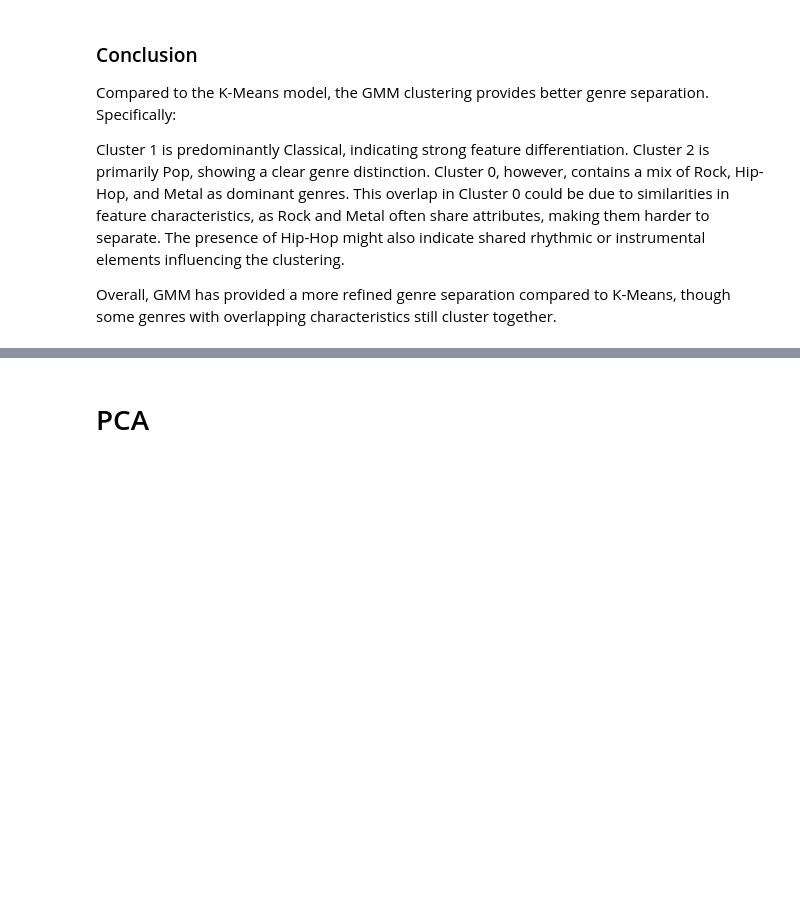
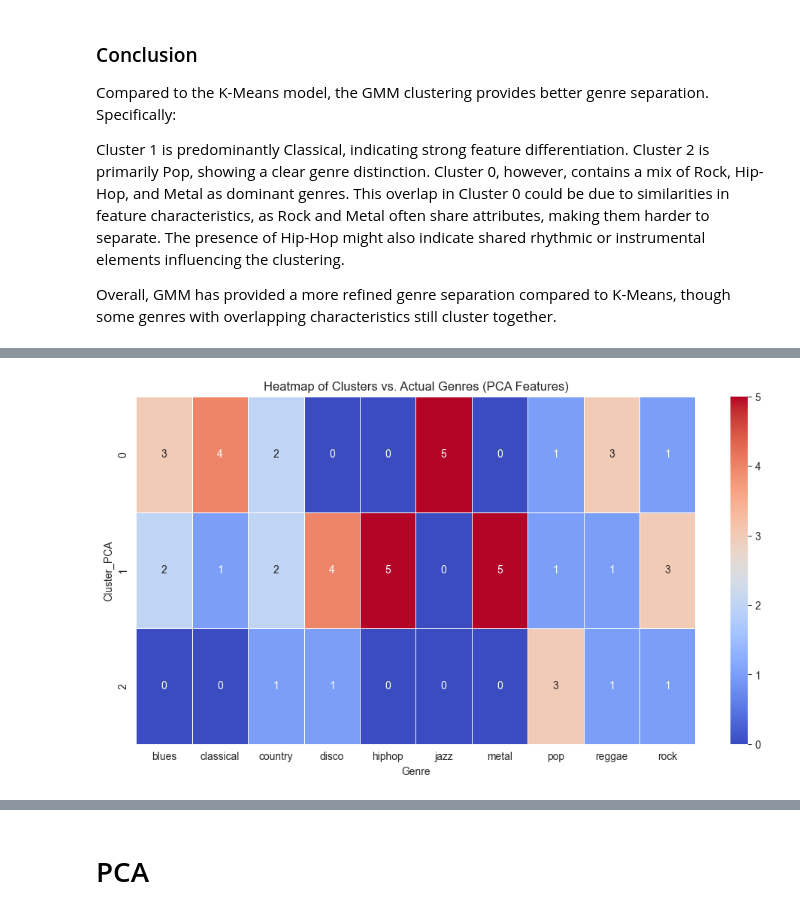
Before and after one commit to Akshay22087249/TurboAdventure, a Jupyter notebook: Main.ipynb, the cells around one changed output, grey strips where cells are left out. Saved outputs shown, nothing was run; the diff lists cells and outputs as text; code cells hidden in the pictures; blank space fills up the shorter version.

```diff
--- a/Main.ipynb
+++ b/Main.ipynb
@@ -1218,0 +1370,17 @@ Overall, GMM has provided a more refined genre separation compared to K-Means, t
+# %%
+# ChatGPT, 2025, Prompt 2: "crosstab?"
+# ChatGPT, 2025, Prompt 3: "how to turn crosstab into heatmap?"
+# Link : https://chatgpt.com/share/67cd9aa4-bd34-8001-b249-25baebc42f69
+
+# Create a crosstab for cluster-genre distribution
+crosstab_pca = pd.crosstab(labeled_pca_df["Cluster_PCA"], labeled_pca_df["genre"])
+
+# Plot heatmap
+plt.figure(figsize=(12, 6))
+sns.heatmap(crosstab_pca, annot=True, cmap="coolwarm", fmt="d", linewidths=0.5)
+plt.xlabel("Genre")
+plt.ylabel("Cluster_PCA")
+plt.title("Heatmap of Clusters vs. Actual Genres (PCA Features)")
+plt.show()
+# %% [output]
+[figure, added]
```
Also changed, not shown: parts of 14 cells of this notebook, 2 other files.
